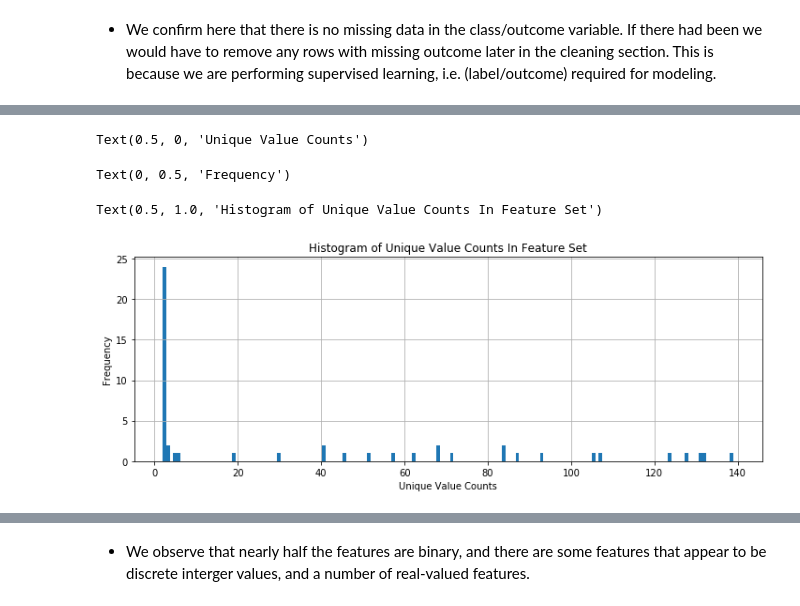
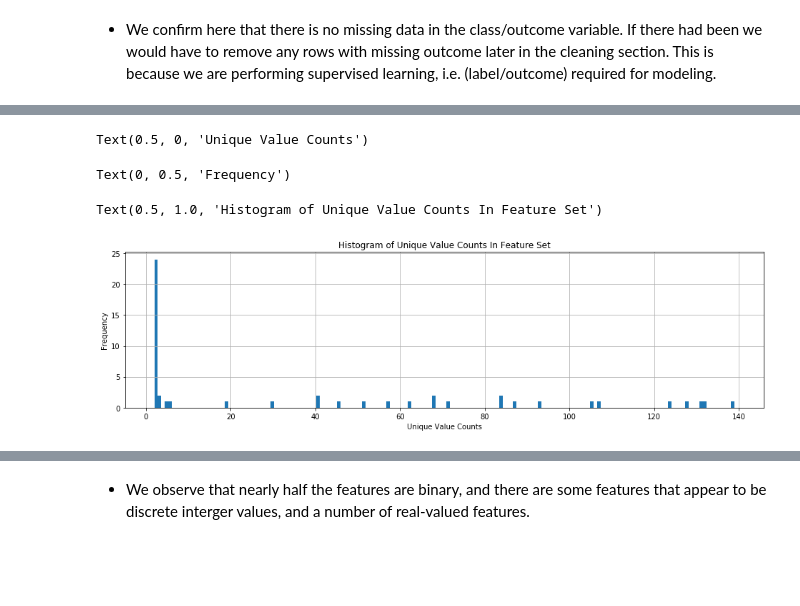
Before and after one commit to guerrajorge/METACHOP, a Jupyter notebook: METACHOP_ML_Workshop.ipynb, the cells around one changed output, grey strips where cells are left out. Drawn from its saved outputs; the diff is of its cells as text; code cells hidden in the pictures; blank space fills up the shorter version.

```diff
--- a/METACHOP_ML_Workshop.ipynb
+++ b/METACHOP_ML_Workshop.ipynb
@@ -108,10 +108,13 @@ We have created a csv file of the header names in excel taken directly from this
 ***
 ### Load Data
 # %%
-#Load header names file
-header_file = 'HCC_headers.txt'
-hd = pd.read_csv(header_file, sep='\t',header=None)
-hd.shape #Reports the number of (rows,columns)
-header_list = hd.values.tolist() #creates a list of lists from the dataframe
+# load header names file
+# use the 'raw location' url to access the files from github
+header_file = 'https://raw.githubusercontent.com/guerrajorge/METACHOP/master/HCC_headers.txt'
+headers = pd.read_csv(header_file, sep='\t',header=None)
+headers.shape # show the number of (rows = 1,columns = 50)
+# show the first 5 columns
+headers.values[0,:5].tolist()
+header_list = headers.values[0].tolist() #creates a list variable from the first element dataframe
 # %% [output]
 (1, 50)
@@ -138,18 +126,18 @@ hd.loc[0].values.tolist()
 # %%
-#Load dataset and provide header names from above.
-target_data_file = 'hcc-data.txt'
-td = pd.read_csv(target_data_file, na_values='?', header=None, names = header_list[0]) #Data loaded so that blank excell cells are 'NA'
-td.shape #Reports the number of (rows,columns)
+# load dataset and provide header names from above.
+target_data_file = 'https://raw.githubusercontent.com/guerrajorge/METACHOP/master/hcc-data.txt'
+hcc_df = pd.read_csv(target_data_file, na_values='?', header=None, names = header_list[0]) # Data loaded so that blank excell cells are 'NA'
+hcc_df.shape # reports the number of (rows = 165,columns = 50)
 # %% [output]
 (165, 50)
 # %%
 # elements or data points
-num_instances = td.shape[0]
+num_instances = hcc_df.shape[0]
 # features or variables
-num_features = td.shape[1]
+num_features = hcc_df.shape[1]
 
-print('Dataset contains ' + str(num_instances) + ' instances.')
-print('Dataset contains '+ str(num_features-1) + ' features plus 1 class/outcome.')
+print('Dataset contains {0} instances.'.format(num_instances))
+print('Dataset contains {0} features plus 1 class/outcome.'.format(num_features-1))
 # %% [output]
 Dataset contains 165 instances.
 Dataset contains 49 features plus 1 class/outcome.
@@ -226,6 +209,5 @@ dtype: int64
 # %% [markdown]
 * We confirm here that there is no missing data in the class/outcome variable. If there had been we would have to remove any rows with missing outcome later in the cleaning section. This is because we are performing supervised learning, i.e.  (label/outcome) required for modeling.
 # %%
-#Examine the number of unique values for each variable/feature. Note that missing values are not being include as unique values.
-unique_count = td.nunique()
-unique_count.sort_values()
+# examine the number of unique values for each variable/feature. Note that missing values are not being include as unique values.
+unique_count = hcc_df.nunique()
@@ -250,11 +234,11 @@ dtype: int64
 # %%
 #Plot a histogram of these unique variable counts.
-ax = unique_count.hist(bins=num_instances,figsize=(12,4))
+ax = unique_count.hist(bins=num_instances,figsize=(16,4))
 ax.set_xlabel("Unique Value Counts")
 ax.set_ylabel("Frequency")
 ax.set_title("Histogram of Unique Value Counts In Feature Set")
 # %% [output]
 Text(0.5, 0, 'Unique Value Counts')
 Text(0, 0.5, 'Frequency')
 Text(0.5, 1.0, 'Histogram of Unique Value Counts In Feature Set')
-[figure, old version]
+[figure, new version]
```
Also changed, not shown: parts of 14 cells of this notebook, 11 other files.
